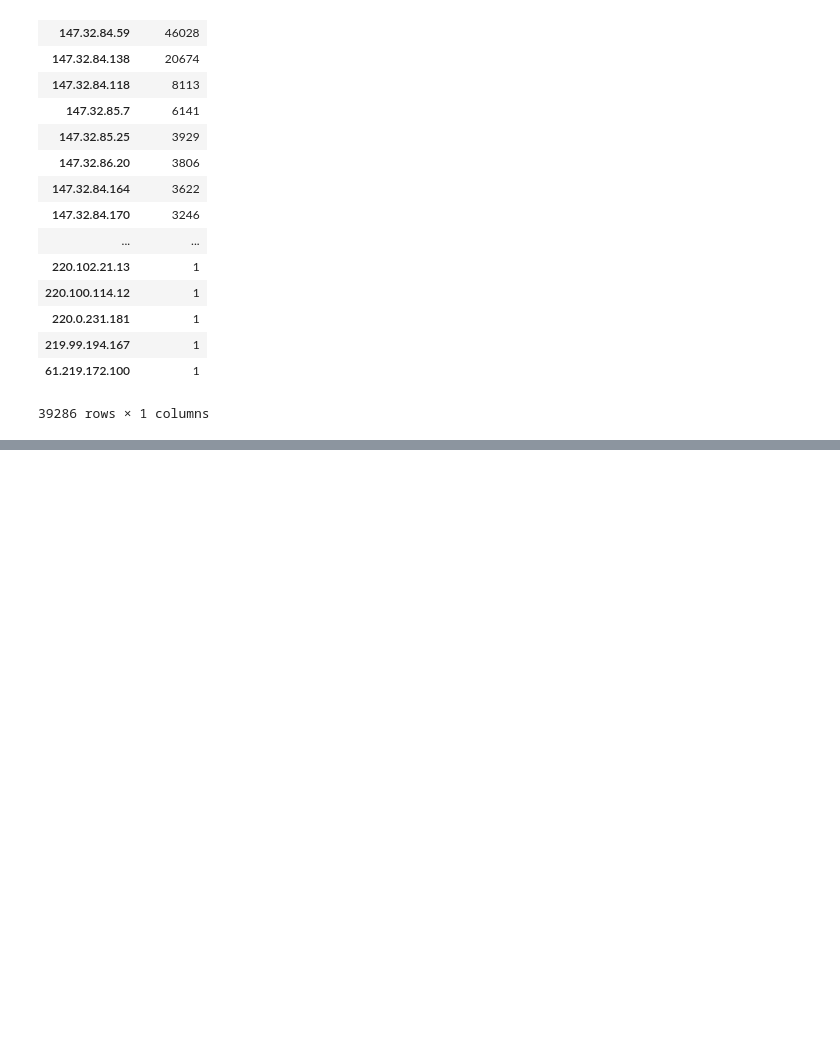
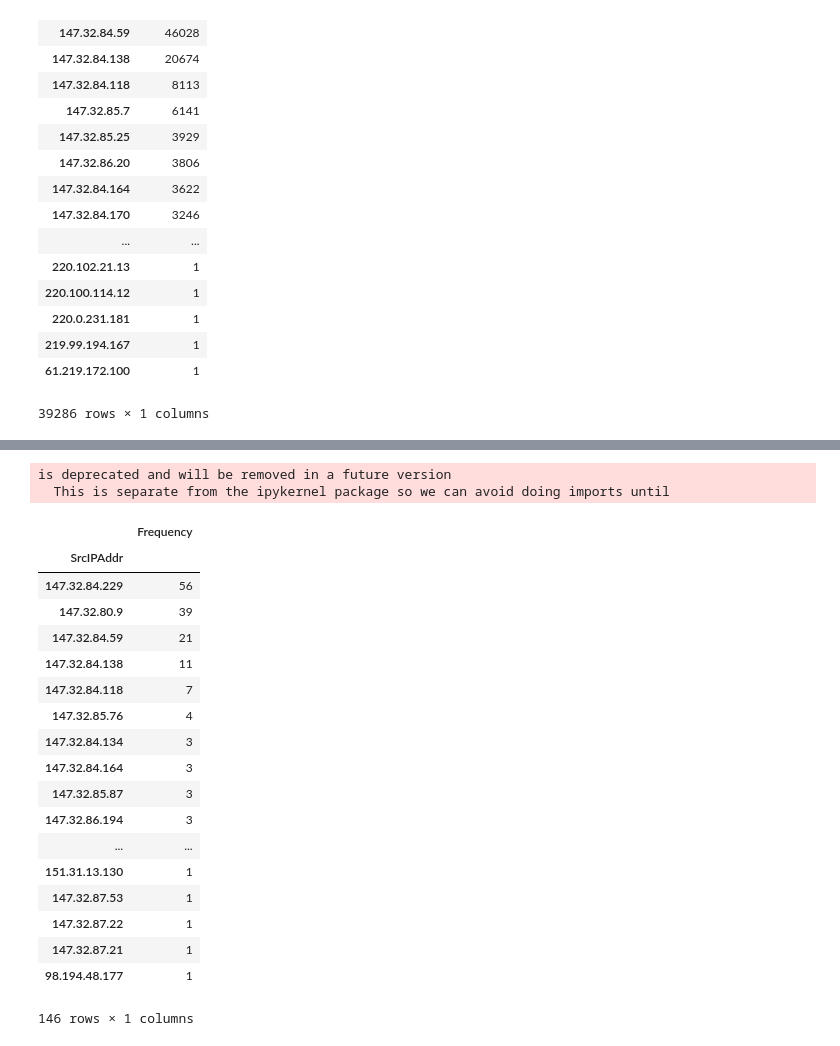
Before and after one commit to marius-pop0/CybeDataAnlaytics, a Jupyter notebook: Assignment3/dataflow.ipynb, the cells around one changed output, grey strips where cells are left out. Saved outputs shown, nothing was run; the diff lists cells and outputs as text; code cells hidden in the pictures; blank space fills up the shorter version.

```diff
--- a/Assignment3/dataflow.ipynb
+++ b/Assignment3/dataflow.ipynb
@@ -5,24 +7,27 @@ import seaborn as sns
 %matplotlib inline
 # %%
 df = pd.read_csv('capture20110815-2.pcap.netflow.labeled.csv')
+
 
 #preprocessing
 # df = df[df['Prot']!='IPV6-ICMP']
 
+# ips = df['SrcIPAddr:Port'].str.split(':')
+# df['SrcIPAddr'] = ips.str[0]
+# df['SrcIPPort'] = ips.str[-1]
+# ips = df['DstIPAddr:Port'].str.split(':')
+# df['DstIPAddr'] = ips.str[0]
+# df['DstIPPort'] = ips.str[-1]
+
+# df.dtypes
 ips = df['SrcIPAddr:Port'].str.split(':')
-df['SrcIPAddr'] = ips.str[0]
+print(ips)
+
+# print(pd.sort(ips[0:-1]))
+df['SrcIPAddr'] = (ips.str[0:-1])
 df['SrcIPPort'] = ips.str[-1]
 ips = df['DstIPAddr:Port'].str.split(':')
-df['DstIPAddr'] = ips.str[0]
+df['DstIPAddr'] = ':'.join(ips[0:-1])
 df['DstIPPort'] = ips.str[-1]
-
-# df.dtypes
-# ips = df['Src_IP_Addr:Port'].str.split(':')
-# print(pd.sort(ips.str[0:-1]))
-# df['Src_IP_Addr'] = ':'.join(ips.str[0:-1])
-# df['Src_IP_Port'] = ips.str[-1]
-# ips = df['Dst_IP_Addr:Port'].str.split(':')
-# df['Dst_IP_Addr'] = ':'.join(ips[0:-1])
-# df['Dst_IP_Port'] = ips.str[-1]
 df.head()
 # %% [output]
@@ -61,0 +103,29 @@ is deprecated and will be removed in a future version
+# %%
+#assign random value from a uniform distribution [0,1)
+df['rnd'] = np.random.rand(len(df))
+#take 300 most lowest ones
+df_rnd = df.sort_values(['rnd']).head(300)
+#calculate frequency
+df_rnd.groupby(['SrcIPAddr'])['SrcIPAddr'].agg({'Frequency':'count'}).sort_values(['Frequency'], ascending=False)
+# %% [output]
+is deprecated and will be removed in a future version
+  This is separate from the ipykernel package so we can avoid doing imports until
+|  | Frequency |
+| SrcIPAddr |  |
+| 147.32.84.229 | 56 |
+| 147.32.80.9 | 39 |
+| 147.32.84.59 | 21 |
+| 147.32.84.138 | 11 |
+| 147.32.84.118 | 7 |
+| 147.32.85.76 | 4 |
+| 147.32.84.134 | 3 |
+| 147.32.84.164 | 3 |
+| 147.32.85.87 | 3 |
+| 147.32.86.194 | 3 |
+| ... | ... |
+| 151.31.13.130 | 1 |
+| 147.32.87.53 | 1 |
+| 147.32.87.22 | 1 |
+| 147.32.87.21 | 1 |
+| 98.194.48.177 | 1 |
+146 rows × 1 columns
```
Also changed, not shown: parts of 4 cells of this notebook, 1 other file.
